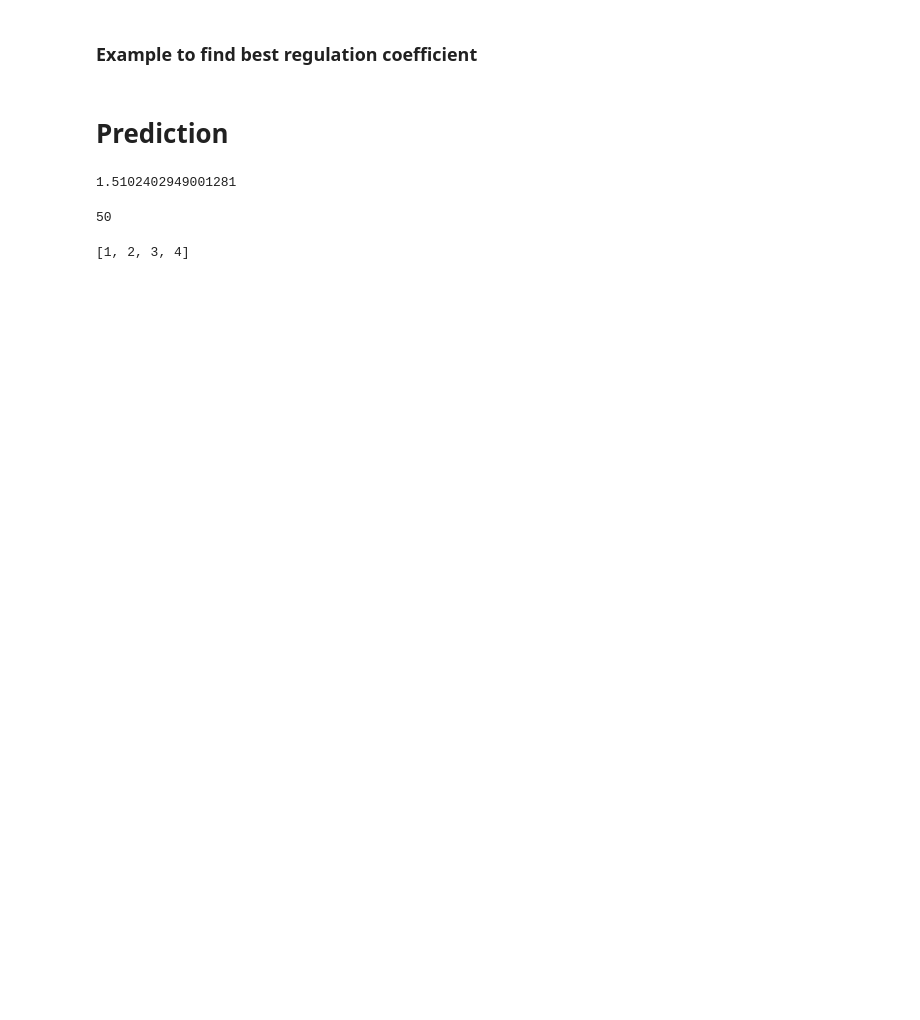
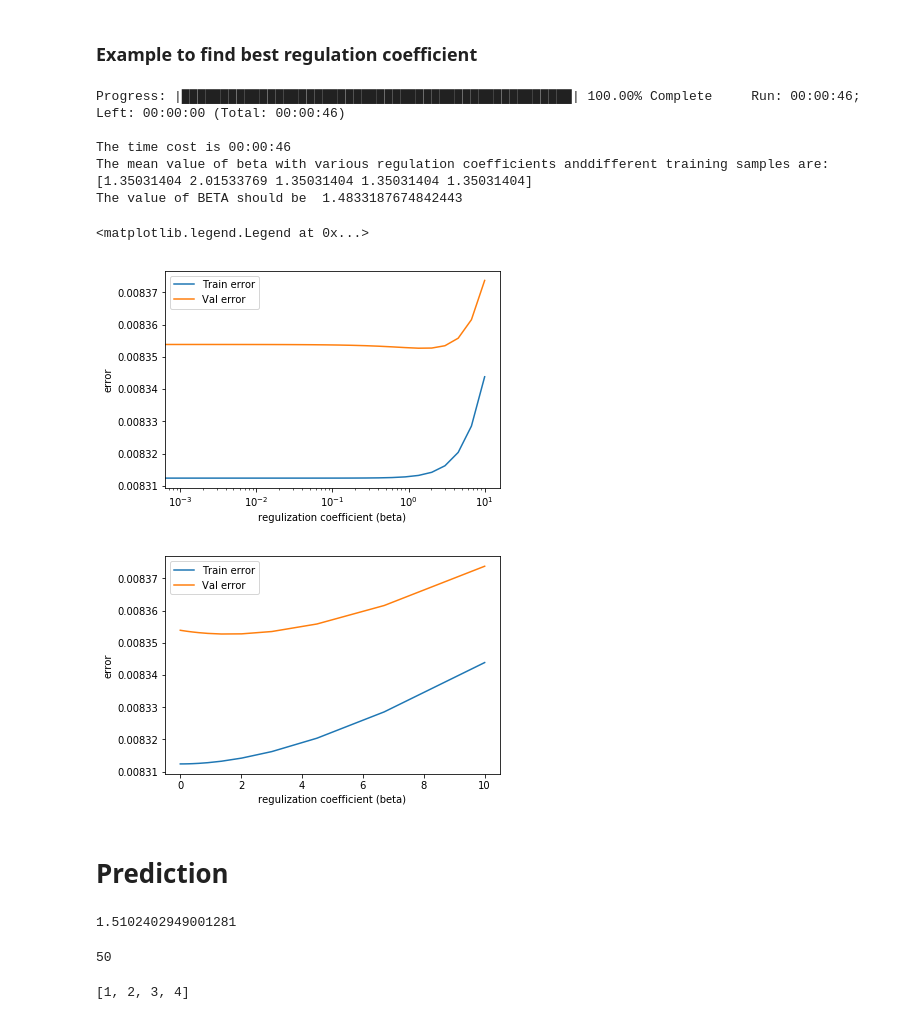
Before and after one commit to wandyme/Hackathon, a Jupyter notebook: ClassMode_Hackathon.ipynb, the cells around one changed output. Saved outputs shown, nothing was run; the diff lists cells and outputs as text; code cells hidden in the pictures; blank space fills up the shorter version.

Commit message:
test  speed

```diff
--- a/ClassMode_Hackathon.ipynb
+++ b/ClassMode_Hackathon.ipynb
@@ -212,38 +125,49 @@ The value of BETA should be  3.0204805898002562
 ### Example to find best regulation coefficient
 # %%
 degree_range=list(range(1,5))
-featureSize=test_data.norm.shape[1]
-beta_range=np.geomspace(0.001,10, num = 50-1, endpoint = True, dtype=np.float64)
+# featureSize=test_data.norm.shape[1]
+beta_range=np.geomspace(0.001,10, num = 25-1, endpoint = True, dtype=np.float64)
 beta_range=np.insert(beta_range,0,0) # insert a zero element in the first index
 
 
 # Calculate the beta array
 t_start=time.time()
-beta_array, error_train_reg, error_cv_reg=beta_loop(2, 20, beta_range, degree=2)
+beta_array, error_train_reg, error_cv_reg=hf.beta_loop(tcv, beta_num=5, epoch=50, beta_range=beta_range, degree=2,
+                                                    rep=True, multiprocess='OFF', cpu_num=60)
 t_end=time.time()
 print(f'\nThe time cost is {hf.formatTime(t_end-t_start)}',end='\n')
 
 print(f'The mean value of beta with various regulation coefficients and'+
       f'different training samples are:\n{beta_array}')
 
-print('The value of BETA should be ', beta_best.mean())
+print('The value of BETA should be ', beta_array.mean())
 # print('The test error with best THETA and BETA is ', error_test_reg)
 
 # log-scale plot error vs. beta
 plt.figure()
 plt.semilogx(beta_range, error_train_reg, label = 'Train error')
 plt.semilogx(beta_range, error_cv_reg, label = 'Val error')
 plt.xlabel('regulization coefficient (beta)')
 plt.ylabel('error')
 plt.legend()
 
 # plot error vs. beta
 plt.figure()
 plt.plot(beta_range, error_train_reg, label = 'Train error')
 plt.plot(beta_range, error_cv_reg, label = 'Val error')
 plt.xlabel('regulization coefficient (beta)')
 plt.ylabel('error')
 plt.legend()
+# %% [output]
+Progress: |██████████████████████████████████████████████████| 100.00% Complete     Run: 00:00:46; Left: 00:00:00 (Total: 00:00:46)
+
+The time cost is 00:00:46
+The mean value of beta with various regulation coefficients anddifferent training samples are:
+[1.35031404 2.01533769 1.35031404 1.35031404 1.35031404]
+The value of BETA should be  1.4833187674842443
+<matplotlib.legend.Legend at 0x...>
+[figure, added]
+[figure, added]
 # %% [markdown]
 # Prediction
 # %%
```
Also changed, not shown: parts of 4 cells of this notebook, 6 other files.
